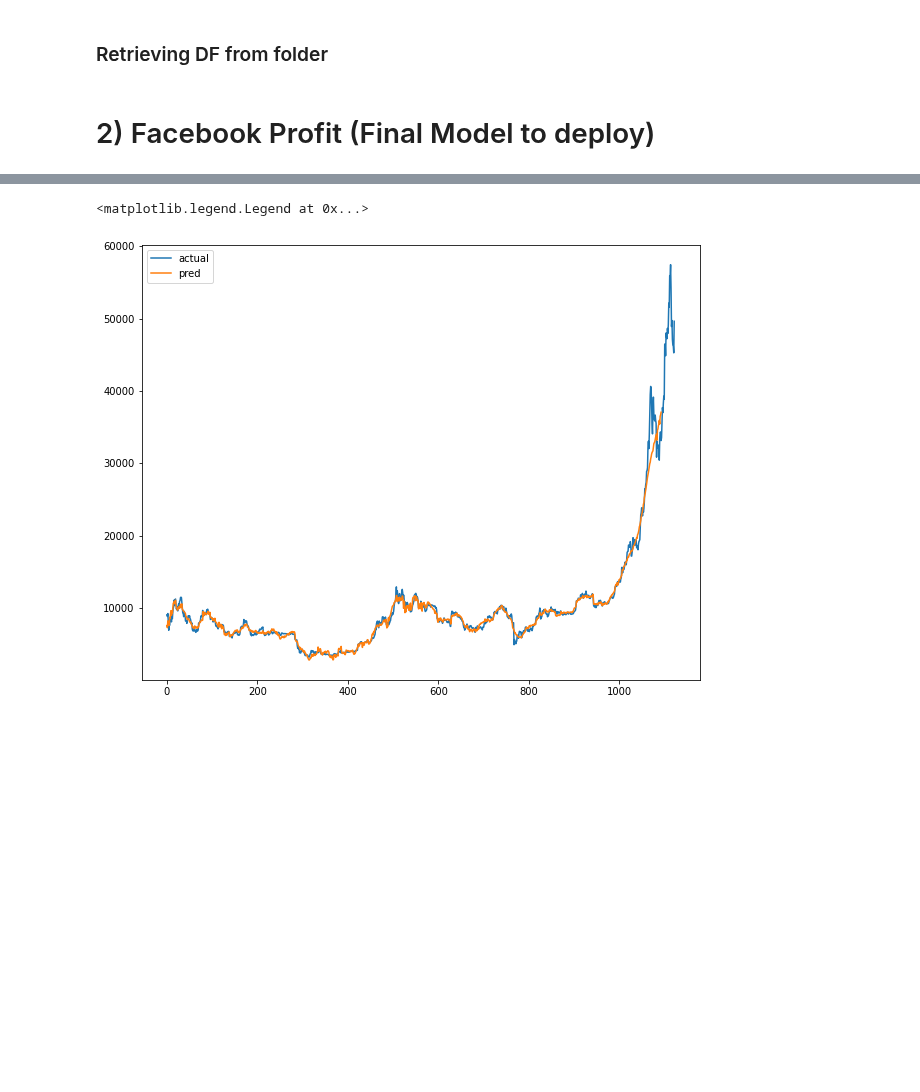
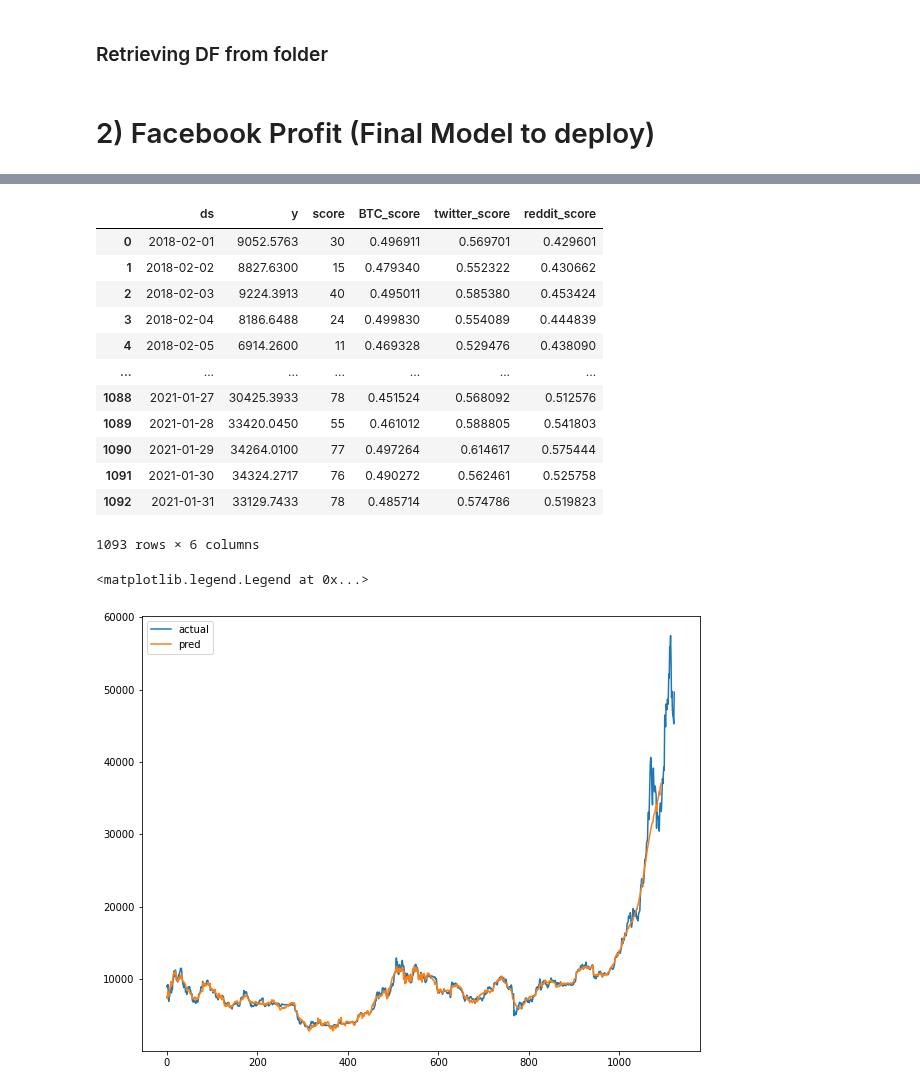
Before and after one commit to Dmunozig/crypto_sentiment, a Jupyter notebook: notebooks/Yassine modelling NB.ipynb, the cells around one changed output, grey strips where cells are left out. Drawn from its saved outputs; the diff is of its cells as text; code cells hidden in the pictures; blank space fills up the shorter version.

```diff
--- a/notebooks/Yassine modelling NB.ipynb
+++ b/notebooks/Yassine modelling NB.ipynb
@@ -67,3 +69,19 @@ fg_forecast = fg_model.predict(fg_model_future)
+# %%
+full_df
+# %% [output]
+|  | ds | y | score | BTC_score | twitter_score | reddit_score |
+| 0 | 2018-02-01 | 9052.5763 | 30 | 0.496911 | 0.569701 | 0.429601 |
+| 1 | 2018-02-02 | 8827.6300 | 15 | 0.479340 | 0.552322 | 0.430662 |
+| 2 | 2018-02-03 | 9224.3913 | 40 | 0.495011 | 0.585380 | 0.453424 |
+| 3 | 2018-02-04 | 8186.6488 | 24 | 0.499830 | 0.554089 | 0.444839 |
+| 4 | 2018-02-05 | 6914.2600 | 11 | 0.469328 | 0.529476 | 0.438090 |
+| ... | ... | ... | ... | ... | ... | ... |
+| 1088 | 2021-01-27 | 30425.3933 | 78 | 0.451524 | 0.568092 | 0.512576 |
+| 1089 | 2021-01-28 | 33420.0450 | 55 | 0.461012 | 0.588805 | 0.541803 |
+| 1090 | 2021-01-29 | 34264.0100 | 77 | 0.497264 | 0.614617 | 0.575444 |
+| 1091 | 2021-01-30 | 34324.2717 | 76 | 0.490272 | 0.562461 | 0.525758 |
+| 1092 | 2021-01-31 | 33129.7433 | 78 | 0.485714 | 0.574786 | 0.519823 |
+1093 rows × 6 columns
 # %%
 plt.figure(figsize=(10,8))
 plt.plot(prices_greed_df["y"], label="actual")
```
Also changed, not shown: parts of 7 cells of this notebook, 1 other file.
